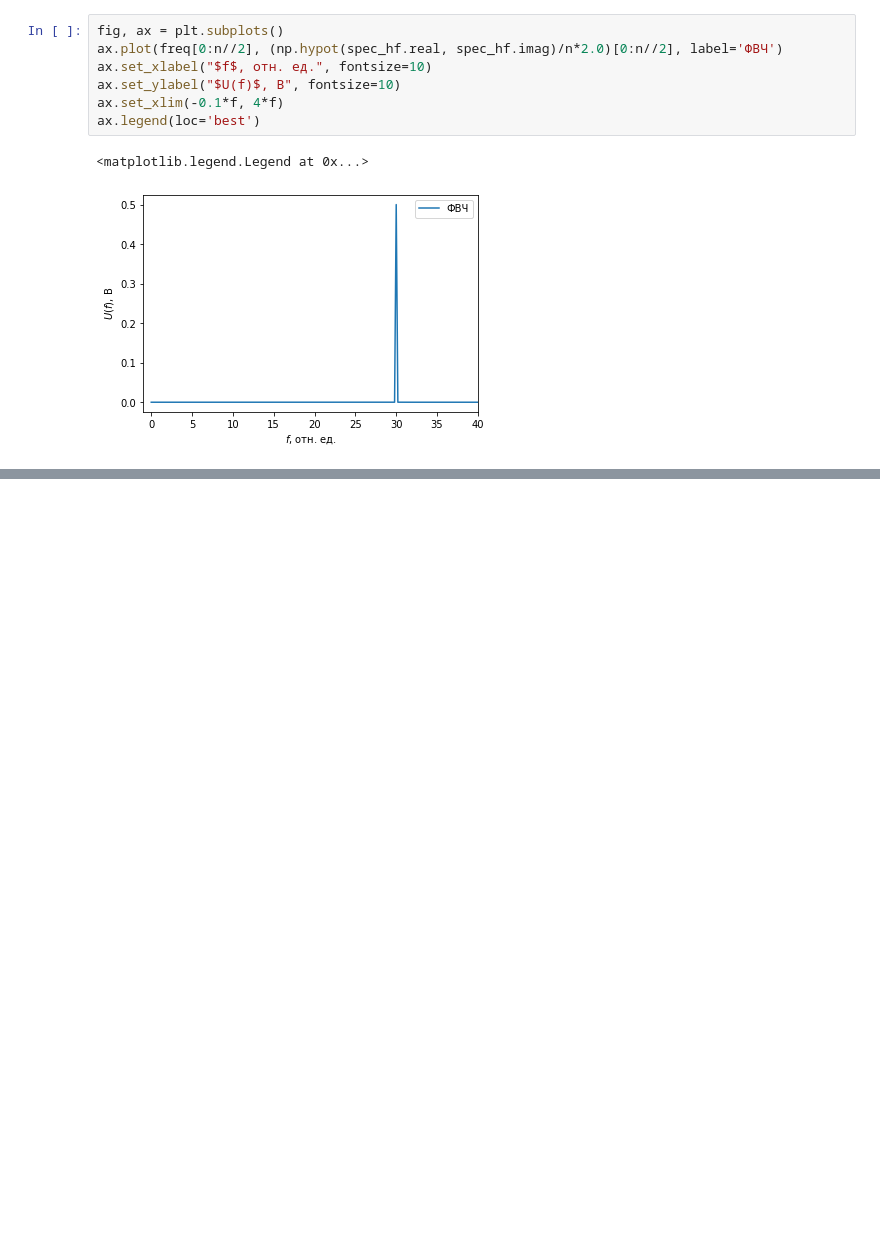
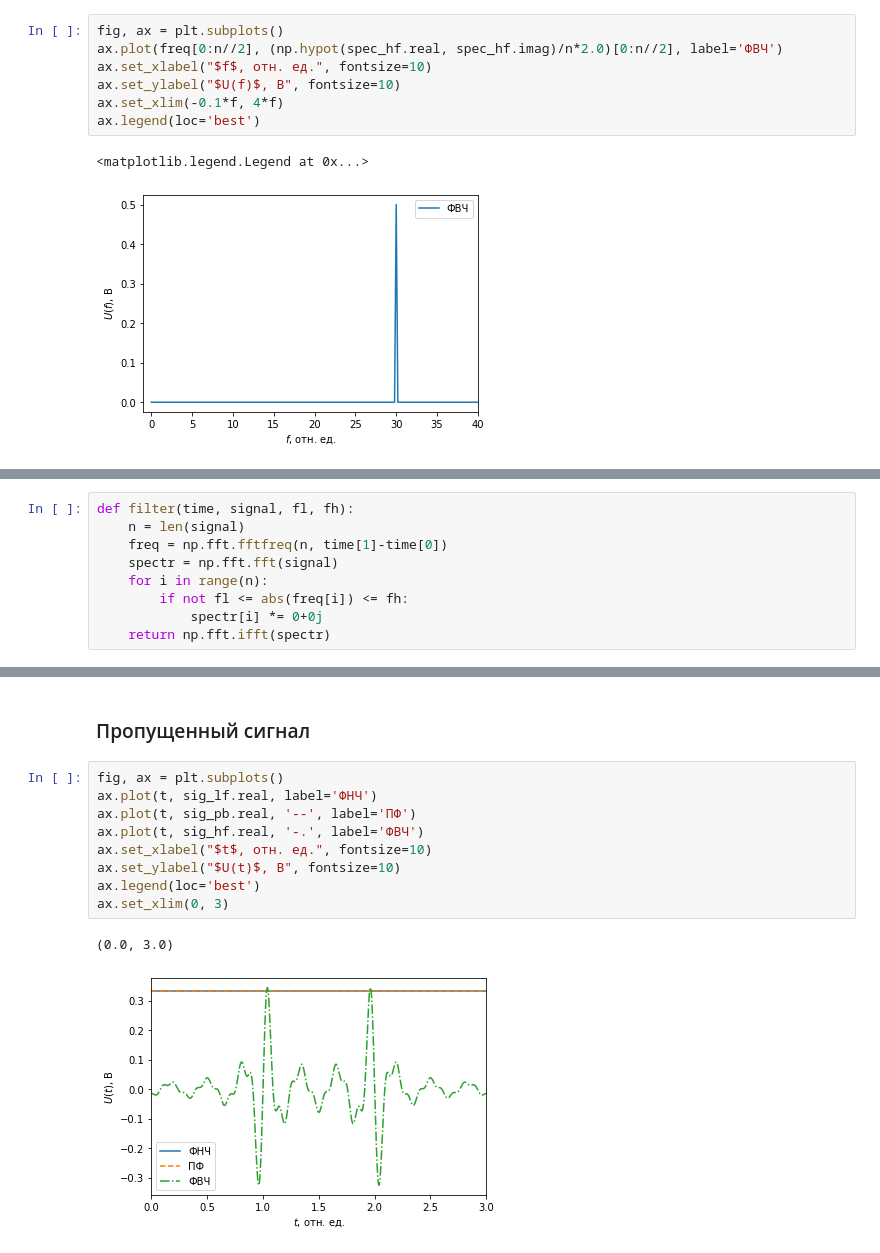
Before and after one commit to DaniilSysoev/opisis_sem_4, a Jupyter notebook: Описис_сем_4.ipynb, the cells around one changed output, grey strips where cells are left out. Drawn from its saved outputs; the diff is of its cells as text; blank space fills up the shorter version.

```diff
--- a/Описис_сем_4.ipynb
+++ b/Описис_сем_4.ipynb
@@ -170,0 +180,9 @@ ax.legend(loc='best')
+# %%
+def filter(time, signal, fl, fh):
+    n = len(signal)
+    freq = np.fft.fftfreq(n, time[1]-time[0])
+    spectr = np.fft.fft(signal)
+    for i in range(n):
+        if not fl <= abs(freq[i]) <= fh:
+            spectr[i] *= 0+0j
+    return np.fft.ifft(spectr)
@@ -170,0 +260,14 @@ ax.legend(loc='best')
+# %% [markdown]
+<h3>Пропущенный сигнал</h3>
+# %%
+fig, ax = plt.subplots()
+ax.plot(t, sig_lf.real, label='ФНЧ')
+ax.plot(t, sig_pb.real, '--', label='ПФ')
+ax.plot(t, sig_hf.real, '-.', label='ФВЧ')
+ax.set_xlabel("$t$, отн. ед.", fontsize=10)
+ax.set_ylabel("$U(t)$, В", fontsize=10)
+ax.legend(loc='best')
+ax.set_xlim(0, 3)
+# %% [output]
+(0.0, 3.0)
+[figure, added]
```
Also changed, not shown: parts of 17 cells of this notebook.
